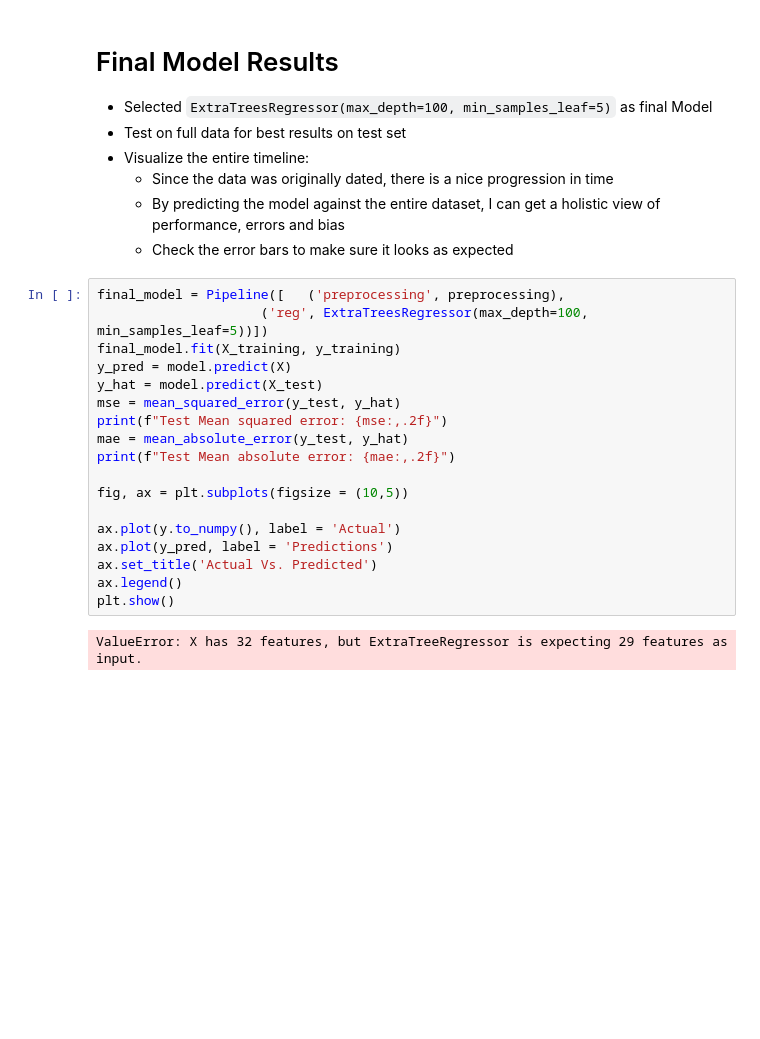
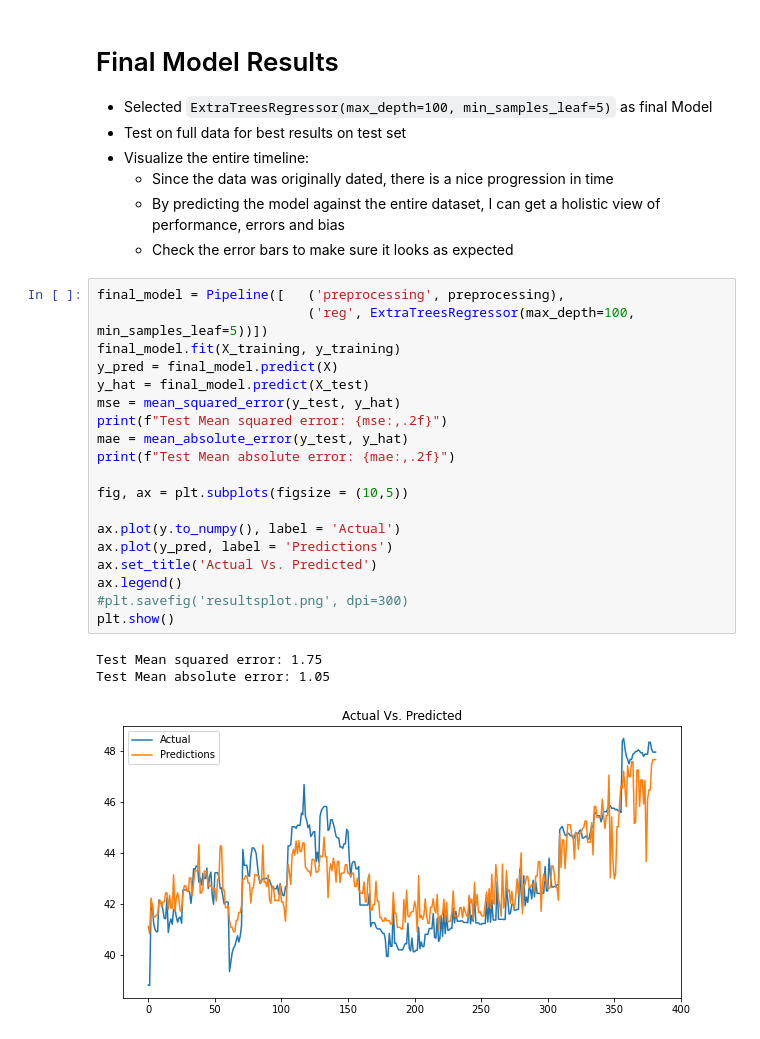
Before and after one commit to tukavic/ml-apple-health-vo2max, a Jupyter notebook: main.ipynb, the cells around one changed output. Drawn from its saved outputs; the diff is of its cells as text; blank space fills up the shorter version.

```diff
--- a/main.ipynb
+++ b/main.ipynb
@@ -201,24 +203,27 @@ ExtraTreesRegressor(max_depth=15, min_samples_leaf=5)
     * Check the error bars to make sure it looks as expected
 # %%
 final_model = Pipeline([   ('preprocessing', preprocessing),
-                     ('reg', ExtraTreesRegressor(max_depth=100, min_samples_leaf=5))])
+                           ('reg', ExtraTreesRegressor(max_depth=100, min_samples_leaf=5))])
 final_model.fit(X_training, y_training)
-y_pred = model.predict(X)
-y_hat = model.predict(X_test)
+y_pred = final_model.predict(X)
+y_hat = final_model.predict(X_test)
 mse = mean_squared_error(y_test, y_hat)
 print(f"Test Mean squared error: {mse:,.2f}")
 mae = mean_absolute_error(y_test, y_hat)
 print(f"Test Mean absolute error: {mae:,.2f}")
 
 fig, ax = plt.subplots(figsize = (10,5))
 
 ax.plot(y.to_numpy(), label = 'Actual')
 ax.plot(y_pred, label = 'Predictions')
 ax.set_title('Actual Vs. Predicted')
 ax.legend()
+#plt.savefig('resultsplot.png', dpi=300)
 plt.show()
 # %% [output]
-ValueError: X has 32 features, but ExtraTreeRegressor is expecting 29 features as input.
+Test Mean squared error: 1.75
+Test Mean absolute error: 1.05
+[figure, added]
 # %%
 fig, ax = plt.subplots(figsize = (10,5))
 ax.bar(list(range(0,len(y_hat))),y_hat - y_test.to_numpy(), label = 'Errors')
```
Also changed, not shown: parts of 8 cells of this notebook, 2 other files.
